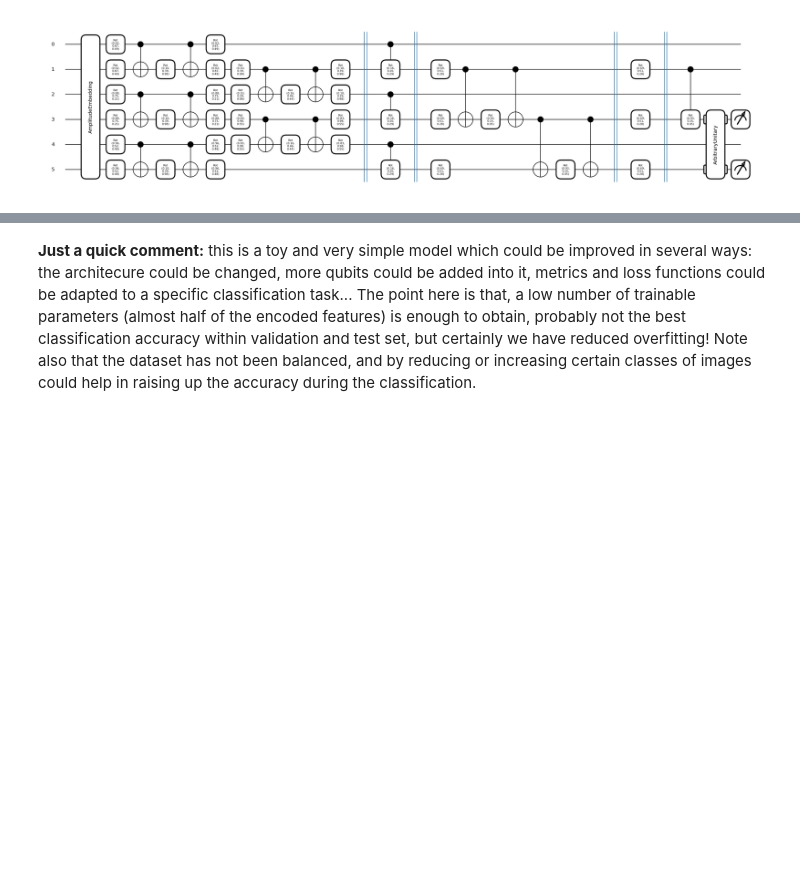
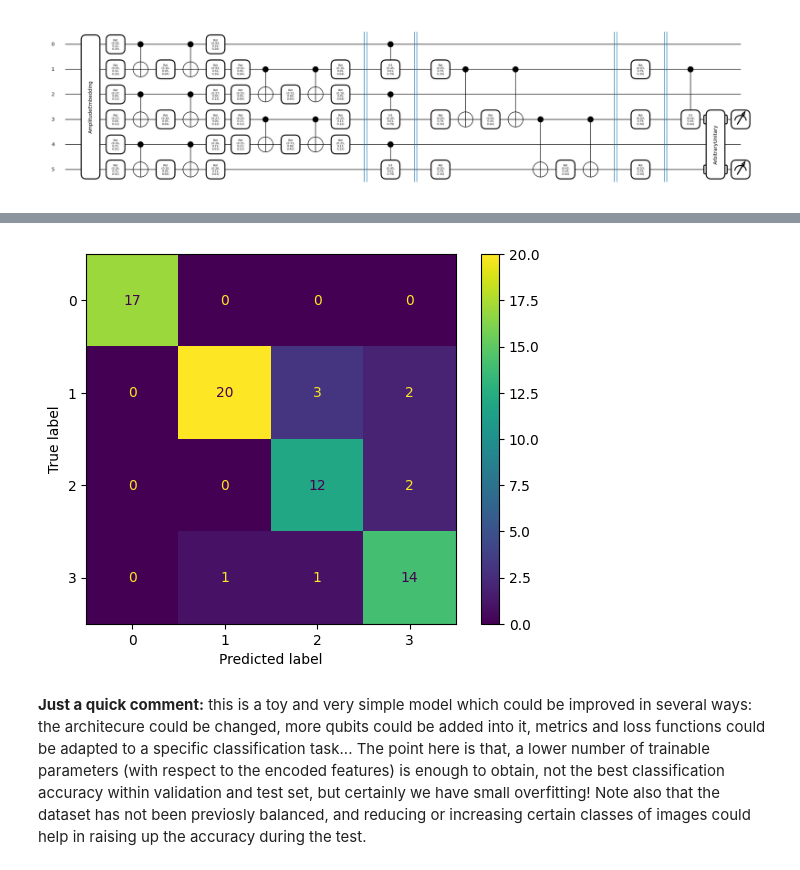
Before and after one commit to poporubeus/quantum_machine_learning, a Jupyter notebook: multilabel_classification/tutorial/run_tutorial.ipynb, the cells around one changed output, grey strips where cells are left out. Drawn from its saved outputs; the diff is of its cells as text; code cells hidden in the pictures; blank space fills up the shorter version.

```diff
--- a/multilabel_classification/tutorial/run_tutorial.ipynb
+++ b/multilabel_classification/tutorial/run_tutorial.ipynb
@@ -102,6 +119,8 @@ Test acc. QCNN model: 0.71
 # %%
-_, test_acc = TestAcc(X=X_test, y=y_test,
-                                        optimal_params=opt_params,
-                                        quantum_model=q_model)
-print("Test acc. QCNN model:", jnp.round(test_acc, 2))
+test_estimation_2, test_acc = TestAcc(X=X_test,
+                      y=y_test,
+                      optimal_params=jnp.array(np.squeeze(opt_params,axis=1)),
+                      quantum_model=q_model)
+
+print("Test acc. QCNN model:", test_acc)
 # %% [output]
@@ -114,3 +133,8 @@ plt.show()
+# %%
+Plot_Confusion_Matrix(y_true=y_test, test_estimation=test_estimation_2)
+plt.show()
+# %% [output]
+[figure, added]
 # %% [markdown]
-__Just a quick comment:__ this is a toy and very simple model which could be improved in several ways: the architecure could be changed, more qubits could be added into it, metrics and loss functions could be adapted to a specific classification task... The point here is that, a low number of trainable parameters (almost half of the encoded features) is enough to obtain, probably not the best classification accuracy within validation and test set, but certainly we have reduced overfitting!
-Note also that the dataset has not been balanced, and by reducing or increasing certain classes of images could help in raising up the accuracy during the classification.
+__Just a quick comment:__ this is a toy and very simple model which could be improved in several ways: the architecure could be changed, more qubits could be added into it, metrics and loss functions could be adapted to a specific classification task... The point here is that, a lower number of trainable parameters (with respect to the encoded features) is enough to obtain, not the best classification accuracy within validation and test set, but certainly we have small overfitting!
+Note also that the dataset has not been previosly balanced, and reducing or increasing certain classes of images could help in raising up the accuracy during the test.
```
Also changed, not shown: parts of 11 cells of this notebook.
